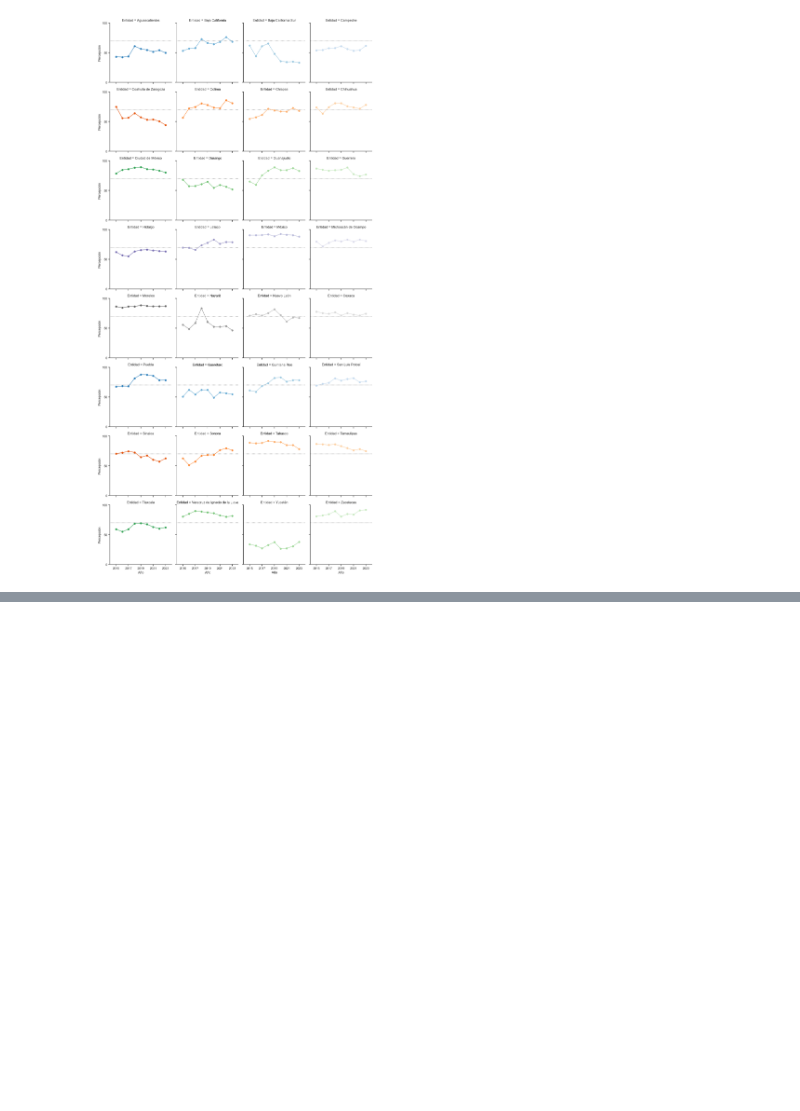
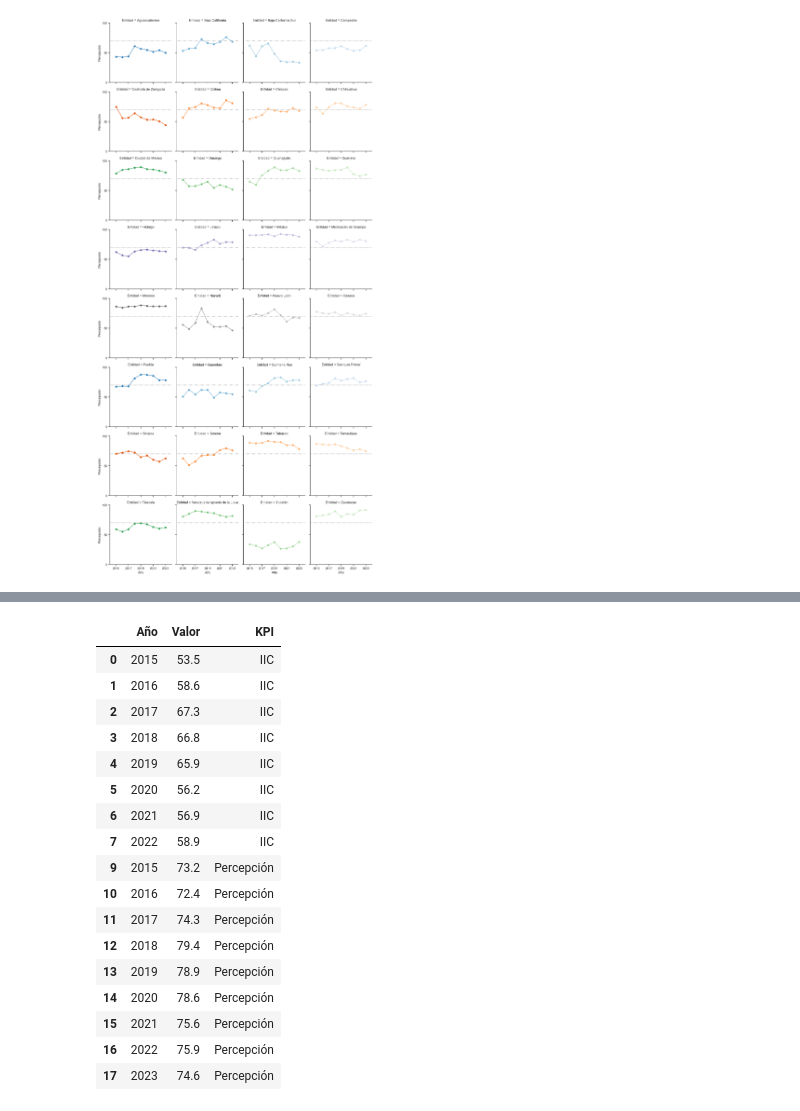
Before and after one commit to la-ciencia-del-delito/semaforo-delictivo, a Jupyter notebook: notebooks/Viowi.ipynb, the cells around one changed output, grey strips where cells are left out. Cells and saved outputs as stored; diff of their text form; code cells hidden in the pictures; blank space fills up the shorter version.

```diff
--- a/notebooks/Viowi.ipynb
+++ b/notebooks/Viowi.ipynb
@@ -1044,0 +1237,23 @@ grid.fig.tight_layout(w_pad=1)
+# %%
+# Eliminando resultado del IIC para el 2023 en el DF.
+new_df_sin_2023 = new_df.drop(8, axis = 0)
+new_df_sin_2023
+# %% [output]
+|  | Año | Valor | KPI |
+| 0 | 2015 | 53.5 | IIC |
+| 1 | 2016 | 58.6 | IIC |
+| 2 | 2017 | 67.3 | IIC |
+| 3 | 2018 | 66.8 | IIC |
+| 4 | 2019 | 65.9 | IIC |
+| 5 | 2020 | 56.2 | IIC |
+| 6 | 2021 | 56.9 | IIC |
+| 7 | 2022 | 58.9 | IIC |
+| 9 | 2015 | 73.2 | Percepción |
+| 10 | 2016 | 72.4 | Percepción |
+| 11 | 2017 | 74.3 | Percepción |
+| 12 | 2018 | 79.4 | Percepción |
+| 13 | 2019 | 78.9 | Percepción |
+| 14 | 2020 | 78.6 | Percepción |
+| 15 | 2021 | 75.6 | Percepción |
+| 16 | 2022 | 75.9 | Percepción |
+| 17 | 2023 | 74.6 | Percepción |
```
Also changed, not shown: parts of 49 cells of this notebook.
